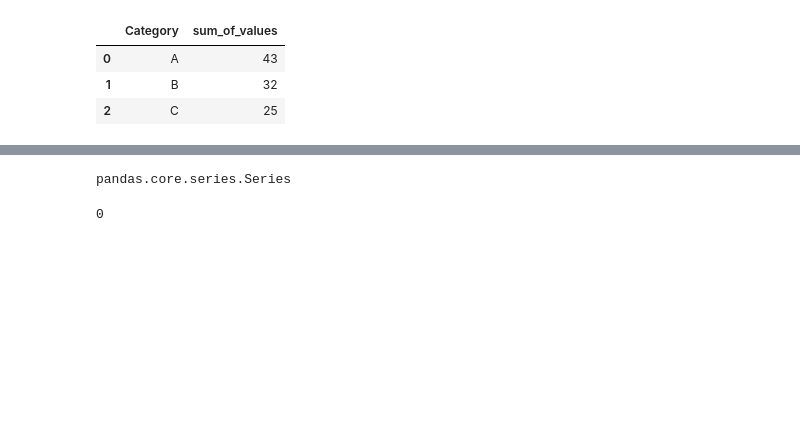
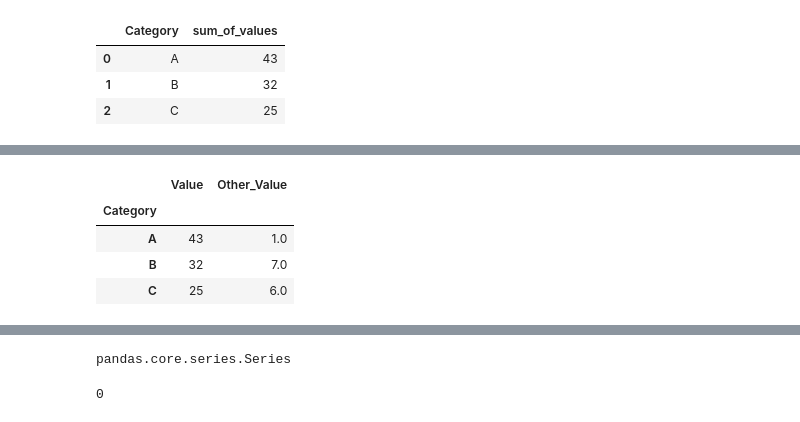
Before and after one commit to stevechengnyc/effective-pandas, a Jupyter notebook: 22-dealing-with-missing-and-duplicated-data.ipynb, the cells around one changed output, grey strips where cells are left out. Saved outputs shown, nothing was run; the diff lists cells and outputs as text; code cells hidden in the pictures; blank space fills up the shorter version.

```diff
--- a/22-dealing-with-missing-and-duplicated-data.ipynb
+++ b/22-dealing-with-missing-and-duplicated-data.ipynb
@@ -59,0 +99,8 @@ df.groupby('Category')['Value'].sum().to_frame('sum_of_values').reset_index()
+# %%
+df.groupby('Category').agg('sum')
+# %% [output]
+|  | Value | Other_Value |
+| Category |  |  |
+| A | 43 | 1.0 |
+| B | 32 | 7.0 |
+| C | 25 | 6.0 |
```
Also changed, not shown: parts of 17 cells of this notebook.
